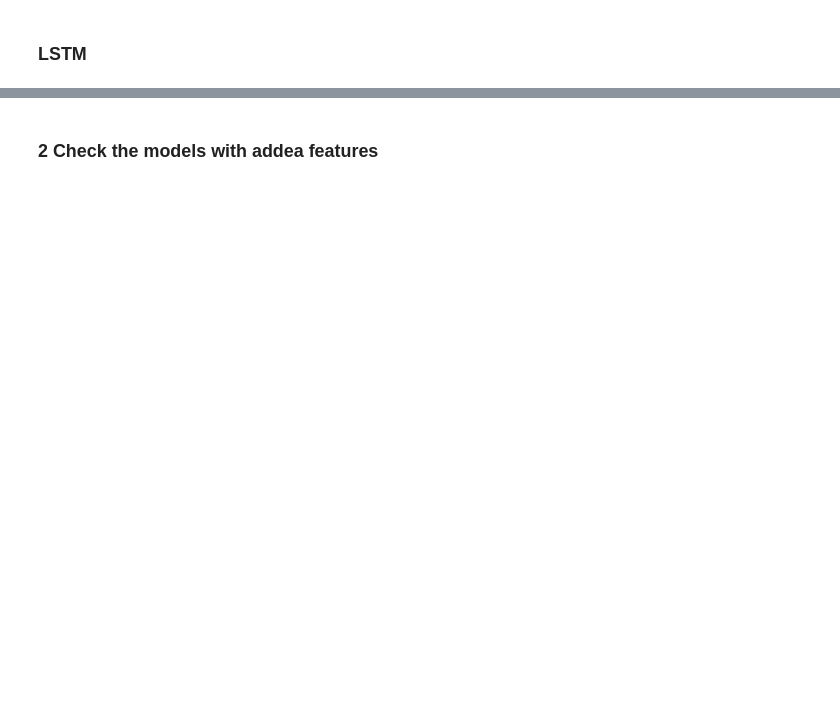
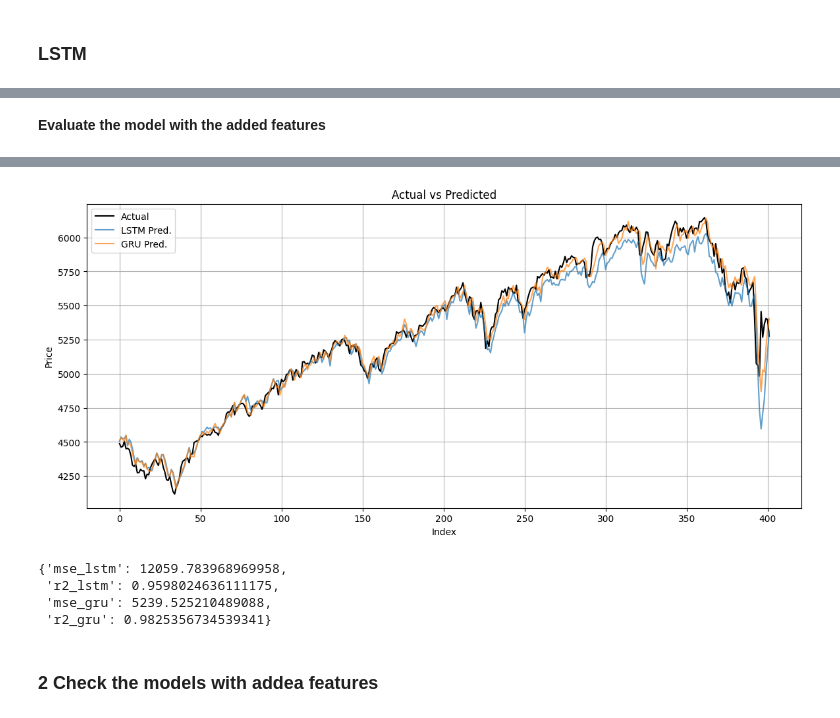
Before and after one commit to omerkobi/project-stock_Return, a Jupyter notebook: Deep_learning_2.ipynb, the cells around one changed output, grey strips where cells are left out. Saved outputs shown, nothing was run; the diff lists cells and outputs as text; code cells hidden in the pictures; blank space fills up the shorter version.

```diff
--- a/Deep_learning_2.ipynb
+++ b/Deep_learning_2.ipynb
@@ -1232,13 +1502,13 @@ KeyboardInterrupt:
 # %%
 model_lstm = train_lstm(
-    X_train, y_train,
+    X_train, y_train,X_test, y_test,
+    y_scale,
     learning_rate=0.004,
     epochs=30,
     num_layers=1,
-    units=(64,),
+    units=(92,),
     window_size=window_size,
     batch_size=32,
-    validation_split=0.1,
     patience=5,
     checkpoint_path='best_lstm_with_feat.h5',
     dense_units=None,
@@ -1287,0 +1548,6 @@ Epoch 10: val_loss did not improve from 0.00158
+# %% [markdown]
+**Evaluate the model with the added features**
+# %%
+evaluate_models_with_price_scaler(model_lstm=model_lstm, model_gru=model_gru,
+                                  X_test=X_test, y_test=y_test, scaler=scaler)
+# %% [output]
@@ -1288,3 +1558,8 @@ Epoch 10: val_loss did not improve from 0.00158
+[figure, added]
+{'mse_lstm': 12059.783968969958,
+ 'r2_lstm': 0.9598024636111175,
+ 'mse_gru': 5239.525210489088,
+ 'r2_gru': 0.9825356734539341}
 # %% [markdown]
 ### 2 **Check the models with addea features**
 # %%
```
Also changed, not shown: parts of 97 cells of this notebook, 26 other files.
